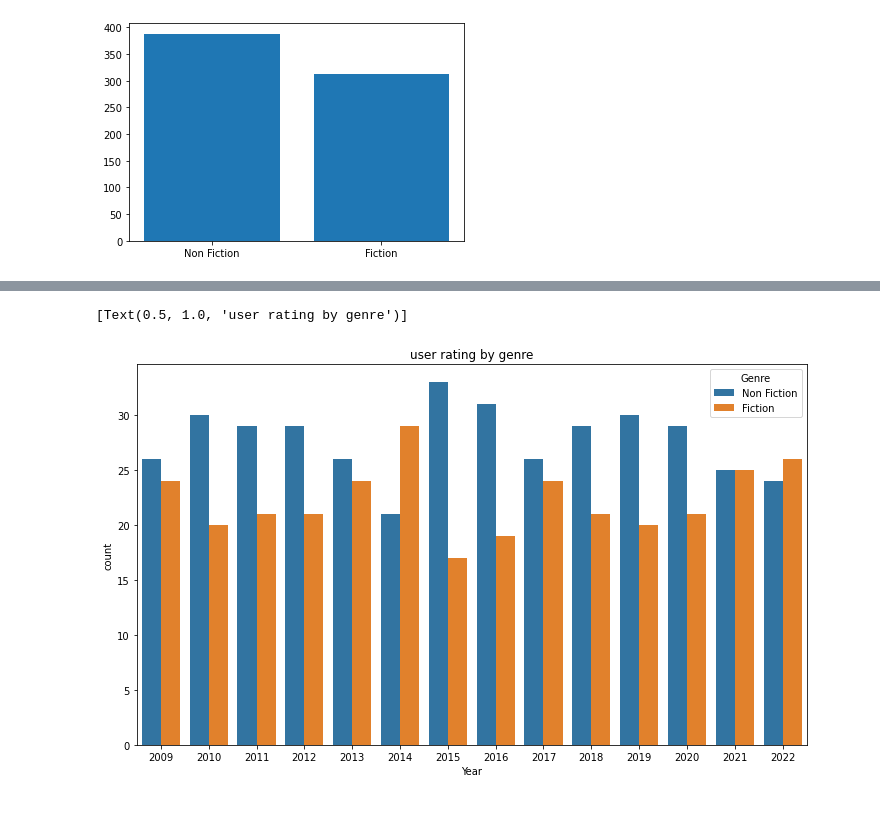
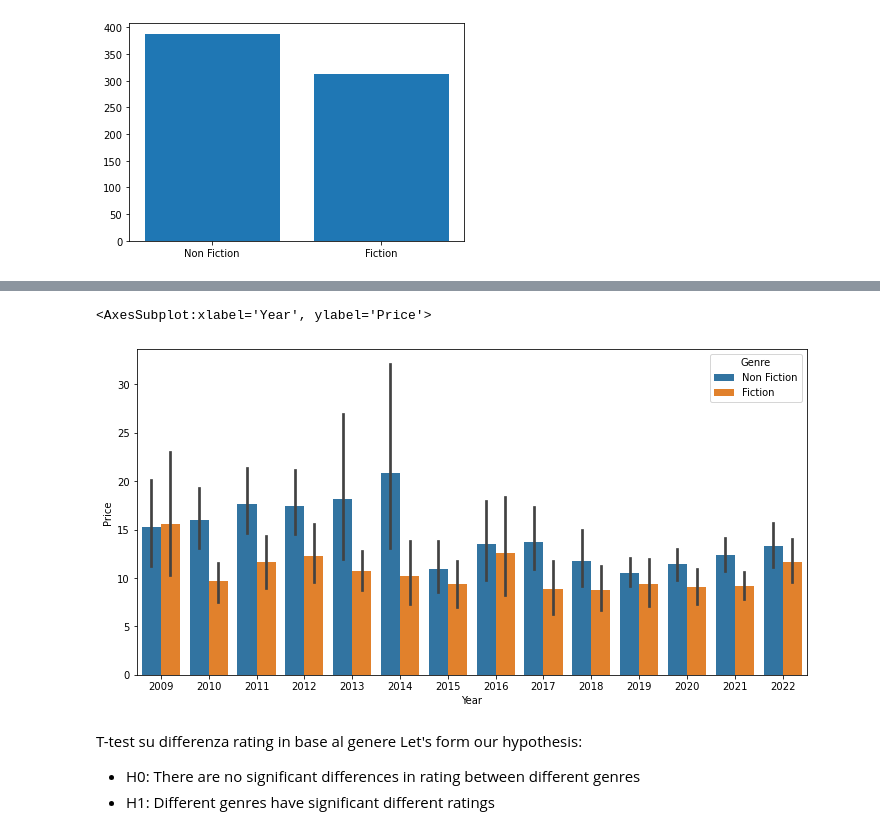
Before and after one commit to Nenne2000/BestSellerAmazon_Notebook, a Jupyter notebook: Notebook.ipynb, the cells around one changed output, grey strips where cells are left out. Drawn from its saved outputs; the diff is of its cells as text; code cells hidden in the pictures.

```diff
--- a/Notebook.ipynb
+++ b/Notebook.ipynb
@@ -110,7 +186,12 @@ plt.show()
 # %%
-plt.figure(figsize=(12,7))
-
-sns.countplot(x="Year",hue="Genre",data= book).set(title= 'user rating by genre')
+plt.figure(figsize=(12,6))
+sns.barplot(data=book, x='Year', y='Price', hue='Genre')
 # %% [output]
-[Text(0.5, 1.0, 'user rating by genre')]
+<AxesSubplot:xlabel='Year', ylabel='Price'>
-[figure, old version]
+[figure, new version]
+# %% [markdown]
+T-test su differenza rating in base al genere
+Let's form our hypothesis:
+
++ H0: There are no significant differences in rating between different genres
++ H1: Different genres have significant different ratings
```
Also changed, not shown: parts of 18 cells of this notebook.
